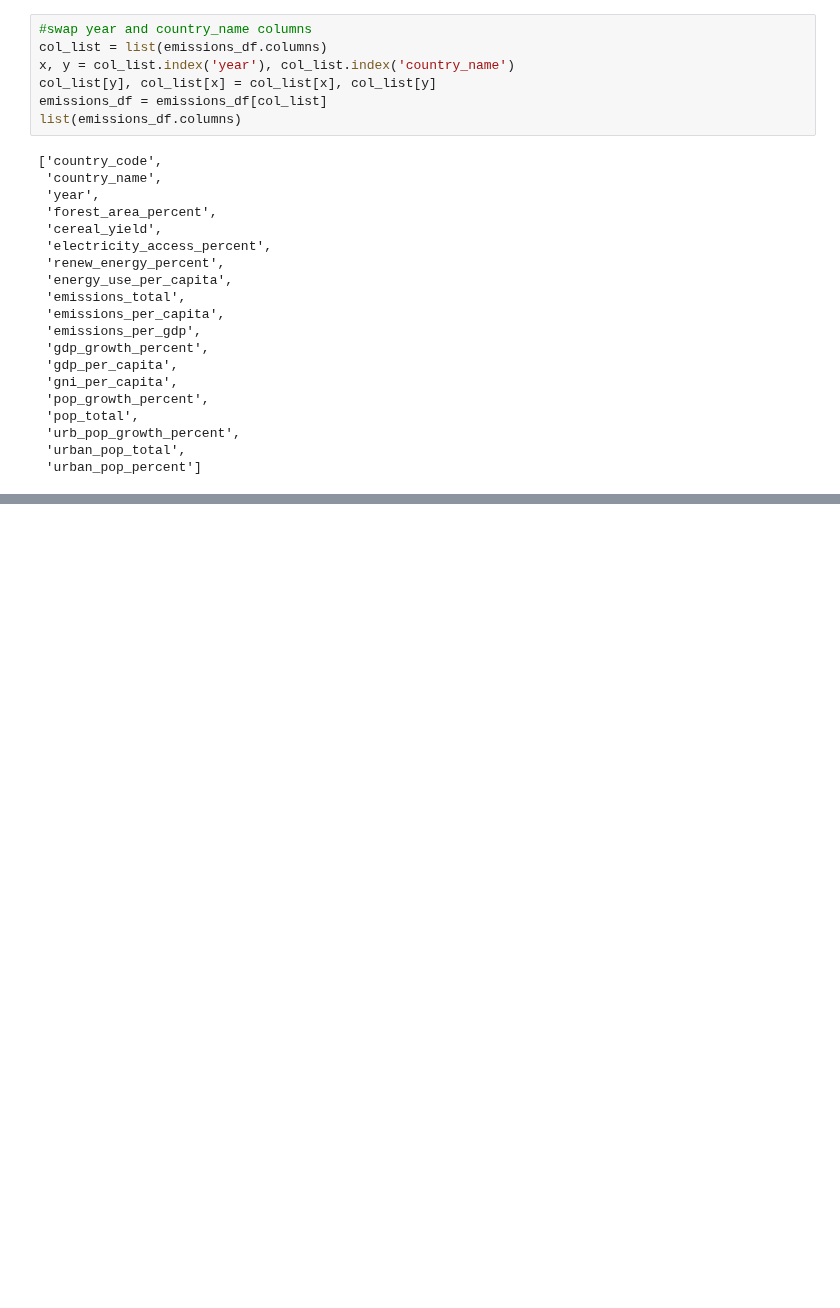
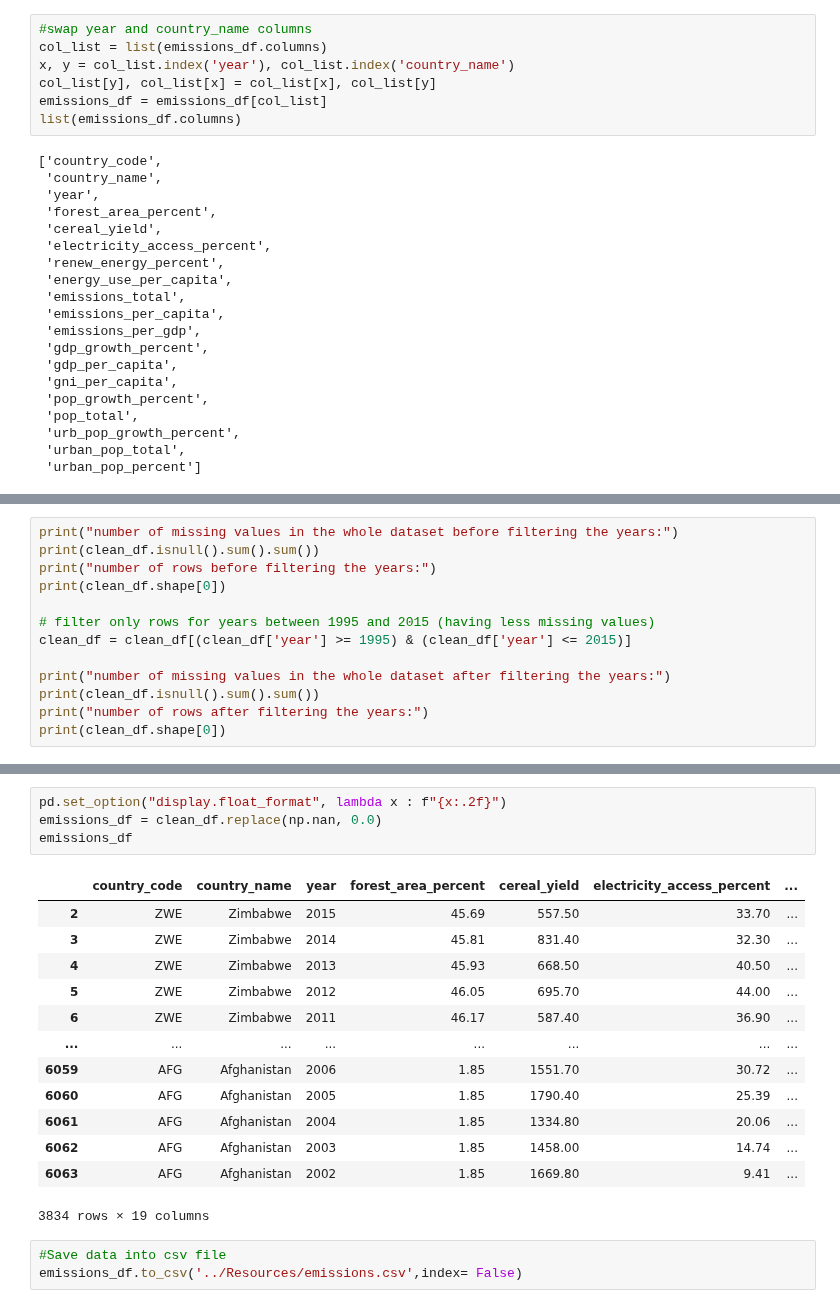
Before and after one commit to sahithig1/capstone_greenhouse_emissions, a Jupyter notebook: Notebook/wbgapi_data_clean.ipynb, the cells around one changed output, grey strips where cells are left out. Cells and saved outputs as stored; diff of their text form; blank space fills up the shorter version.

```diff
--- a/Notebook/wbgapi_data_clean.ipynb
+++ b/Notebook/wbgapi_data_clean.ipynb
@@ -211,0 +303,13 @@ emissions_df.to_csv('../Resources/emissions.csv',index= False)
+# %%
+print("number of missing values in the whole dataset before filtering the years:")
+print(clean_df.isnull().sum().sum())
+print("number of rows before filtering the years:")
+print(clean_df.shape[0])
+
+# filter only rows for years between 1995 and 2015 (having less missing values)
+clean_df = clean_df[(clean_df['year'] >= 1995) & (clean_df['year'] <= 2015)]
+
+print("number of missing values in the whole dataset after filtering the years:")
+print(clean_df.isnull().sum().sum())
+print("number of rows after filtering the years:")
+print(clean_df.shape[0])
@@ -211,0 +348,21 @@ emissions_df.to_csv('../Resources/emissions.csv',index= False)
+# %%
+pd.set_option("display.float_format", lambda x : f"{x:.2f}")
+emissions_df = clean_df.replace(np.nan, 0.0)
+emissions_df
+# %% [output]
+|  | country_code | country_name | year | forest_area_percent | cereal_yield | electricity_access_percent | ... |
+| 2 | ZWE | Zimbabwe | 2015 | 45.69 | 557.50 | 33.70 | ... |
+| 3 | ZWE | Zimbabwe | 2014 | 45.81 | 831.40 | 32.30 | ... |
+| 4 | ZWE | Zimbabwe | 2013 | 45.93 | 668.50 | 40.50 | ... |
+| 5 | ZWE | Zimbabwe | 2012 | 46.05 | 695.70 | 44.00 | ... |
+| 6 | ZWE | Zimbabwe | 2011 | 46.17 | 587.40 | 36.90 | ... |
+| ... | ... | ... | ... | ... | ... | ... | ... |
+| 6059 | AFG | Afghanistan | 2006 | 1.85 | 1551.70 | 30.72 | ... |
+| 6060 | AFG | Afghanistan | 2005 | 1.85 | 1790.40 | 25.39 | ... |
+| 6061 | AFG | Afghanistan | 2004 | 1.85 | 1334.80 | 20.06 | ... |
+| 6062 | AFG | Afghanistan | 2003 | 1.85 | 1458.00 | 14.74 | ... |
+| 6063 | AFG | Afghanistan | 2002 | 1.85 | 1669.80 | 9.41 | ... |
+3834 rows × 19 columns
+# %%
+#Save data into csv file
+emissions_df.to_csv('../Resources/emissions.csv',index= False)
```
Also changed, not shown: parts of 16 cells of this notebook.
